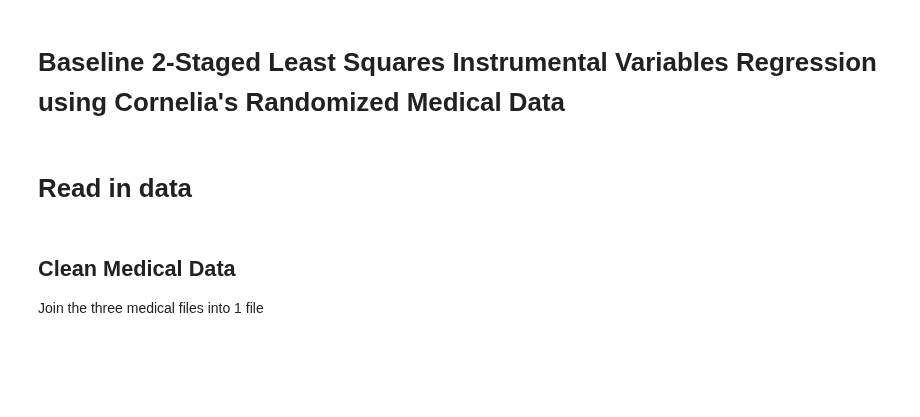
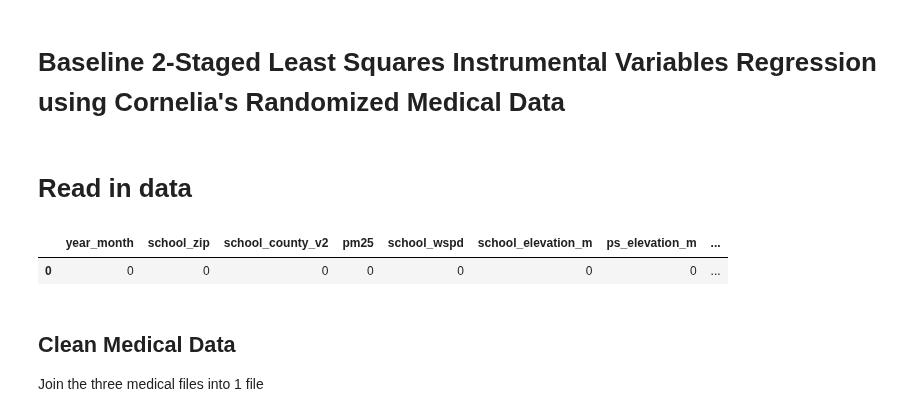
Before and after one commit to mattslyons/JLPS_capstone_project, a Jupyter notebook: modeling/2sls_tj_v1.ipynb, the cells around one changed output. Drawn from its saved outputs; the diff is of its cells as text; code cells hidden in the pictures; blank space fills up the shorter version.

```diff
--- a/modeling/2sls_tj_v1.ipynb
+++ b/modeling/2sls_tj_v1.ipynb
@@ -47,6 +47,13 @@ elif path_source == 'work':
   data_path = '/Users/trevorjohnson/trevorj@berkeley.edu - Google Drive/My Drive/Classes/W210_capstone/W210_Capstone/Data'
 # %% [markdown]
 # Read in data
+# %%
+df = pd.read_csv(os.path.join(data_path, 'modeling_data/modeling_data_v1.csv'))
+# %%
+pd.DataFrame(df.isna().sum()).T
+# %% [output]
+|  | year_month | school_zip | school_county_v2 | pm25 | school_wspd | school_elevation_m | ps_elevation_m | ... |
+| 0 | 0 | 0 | 0 | 0 | 0 | 0 | 0 | ... |
 # %%
 # read in full joined dataset:
 df = pd.read_parquet(os.path.join(data_path, 'joined_data/joined_open_schools_only_10-10-22.parquet'))
```
Also changed, not shown: 1 other file.
